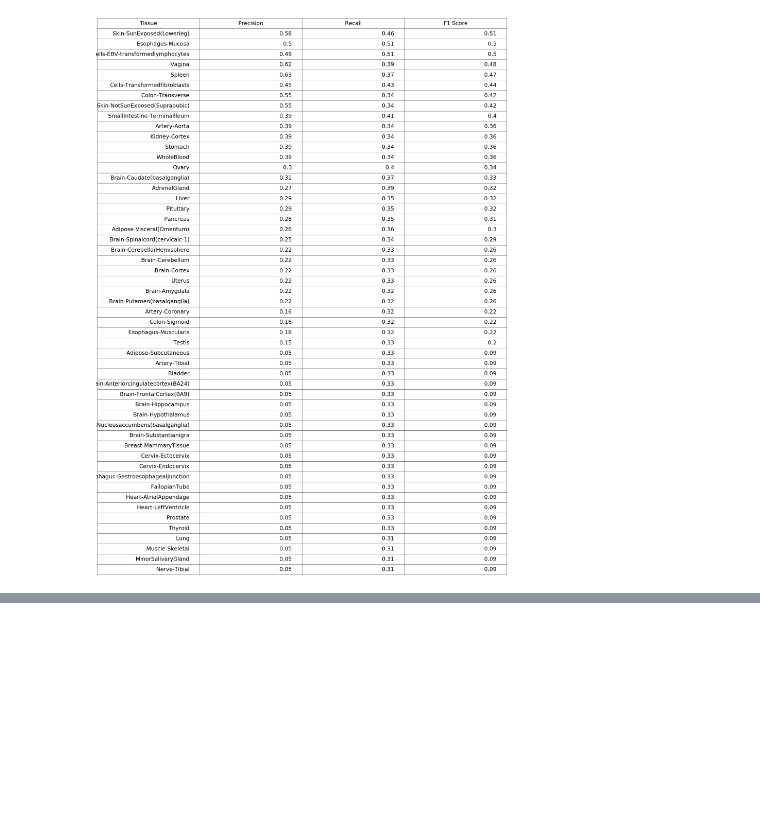
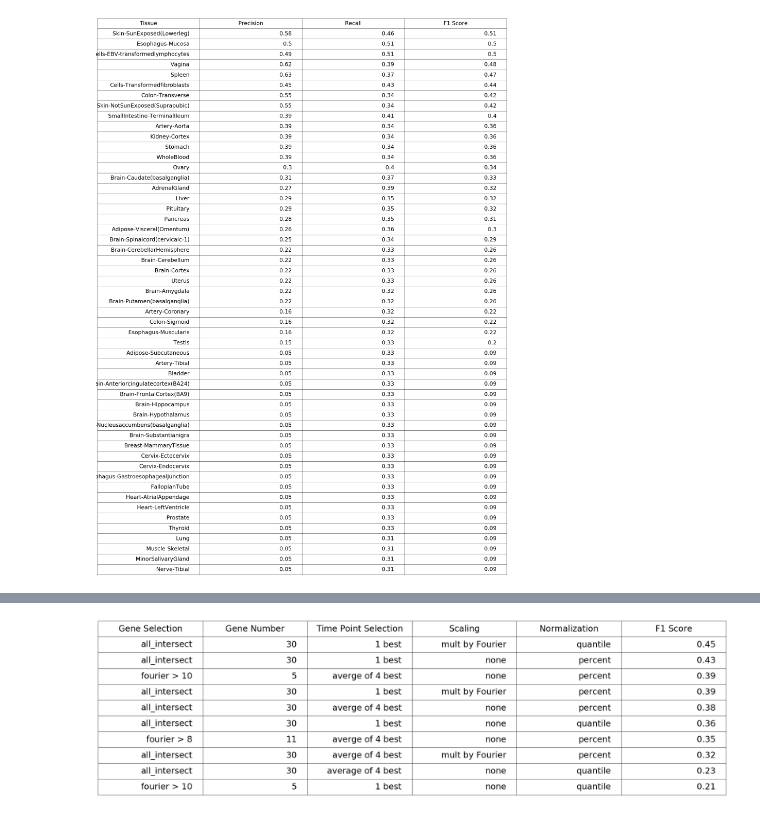
Before and after one commit to ayurovsky/cell_cycle, a Jupyter notebook: MicroArray-Scale-With-RNA-And-Get-Angles-End-September.ipynb, the cells around one changed output, grey strips where cells are left out. Cells and saved outputs as stored; diff of their text form; code cells hidden in the pictures; blank space fills up the shorter version.

Commit message:
mouseEST added; tried scoring Stahlber and mouseEST, low F1; bugs in percentages

```diff
--- a/MicroArray-Scale-With-RNA-And-Get-Angles-End-September.ipynb
+++ b/MicroArray-Scale-With-RNA-And-Get-Angles-End-September.ipynb
@@ -1344,0 +1800,29 @@ plt.show()
+# %%
+stahlberg_test_data = []
+stahlberg_test_data.append(["all_intersect", "30", "1 best", "mult by Fourier", "quantile", "0.45"])
+stahlberg_test_data.append(["all_intersect", "30", "1 best", "none", "percent", "0.43"])
+stahlberg_test_data.append(["fourier > 10", "5", "averge of 4 best", "none", "percent", "0.39"])
+stahlberg_test_data.append(["all_intersect", "30", "1 best", "mult by Fourier", "percent", "0.39"])
+stahlberg_test_data.append(["all_intersect", "30", "averge of 4 best", "none", "percent", "0.38"])
+stahlberg_test_data.append(["all_intersect", "30", "1 best", "none", "quantile", "0.36"])
+stahlberg_test_data.append(["fourier > 8", "11", "averge of 4 best", "none", "percent", "0.35"])
+stahlberg_test_data.append(["all_intersect", "30", "averge of 4 best", "mult by Fourier", "percent", "0.32"])
+stahlberg_test_data.append(["all_intersect", "30", "average of 4 best", "none", "quantile", "0.23"])
+stahlberg_test_data.append(["fourier > 10", "5", "1 best", "none", "quantile", "0.21"])
+
+plt.figure(1, figsize=(20, 2))
+plt.subplots_adjust(bottom = 0.1)
+column_labels = ["Gene Selection", "Gene Number", "Time Point Selection", "Scaling", "Normalization", "F1 Score"]
+ax = subplot(111, frame_on=False)
+ax.xaxis.set_visible(False)
+ax.yaxis.set_visible(False)
+the_table = ax.table(cellText=stahlberg_test_data, colLabels=column_labels, loc="center")
+the_table.auto_set_font_size(False)
+the_table.set_fontsize(30)
+the_table.scale(2, 2)
+table_props = the_table.properties()
+table_cells = table_props['child_artists']
+for cell in table_cells: cell.set_height(0.5)
+plt.show()
+# %% [output]
+[figure, added]
```
Also changed, not shown: parts of 28 cells of this notebook.
